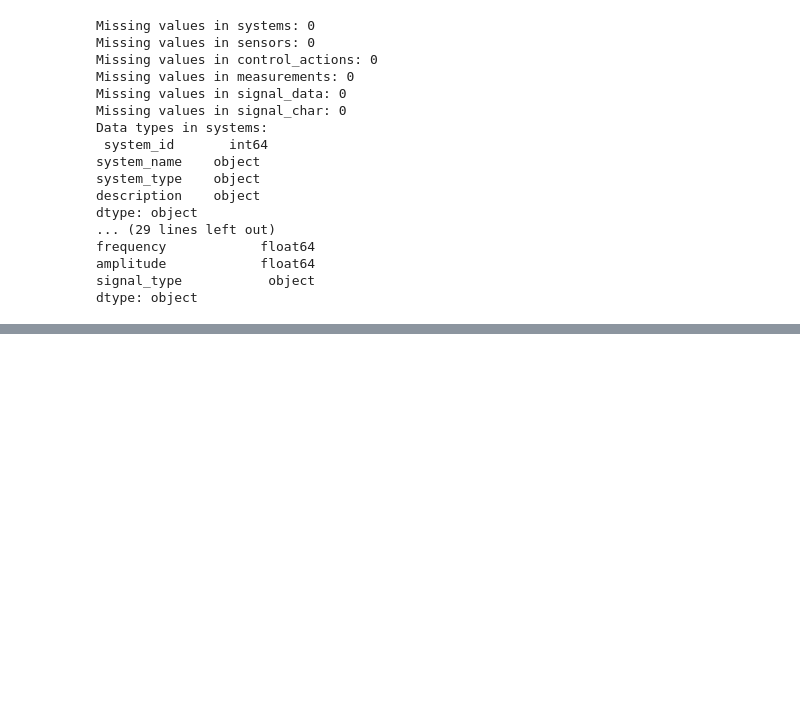
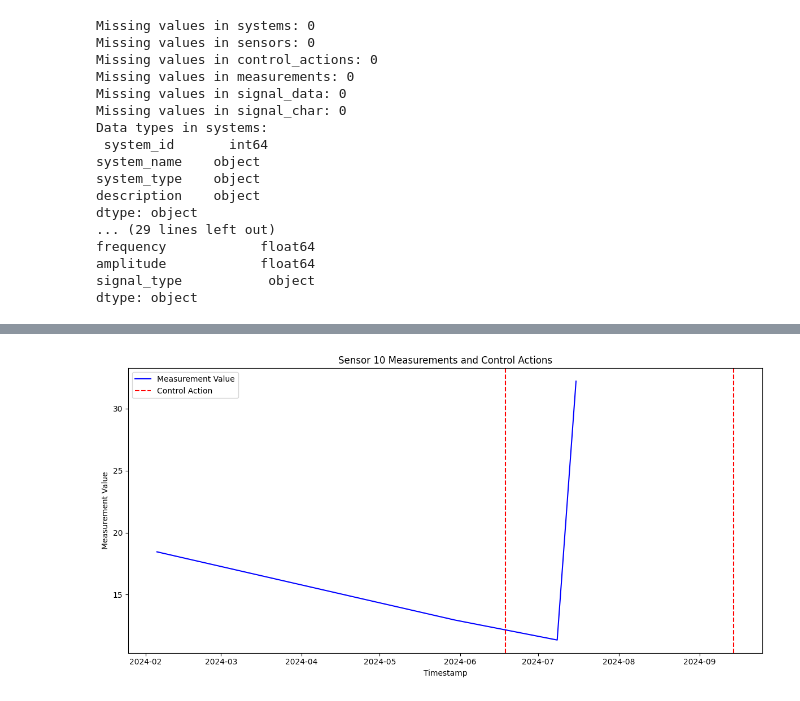
Before and after one commit to gkret123/ME371-Kret, a Jupyter notebook: Kret_Project2/Kret_proj2.ipynb, the cells around one changed output, grey strips where cells are left out. Cells and saved outputs as stored; diff of their text form; code cells hidden in the pictures; blank space fills up the shorter version.

```diff
--- a/Kret_Project2/Kret_proj2.ipynb
+++ b/Kret_Project2/Kret_proj2.ipynb
@@ -433,0 +742,85 @@ dtype: object
+# %%
+def analyze_control_action_impact(system_id, systems_df, sensors_df, measurements_df, control_actions_df):
+    """
+    Analyze the impact of control actions on sensor measurements for a given system.
+
+    This function identifies all sensors and control actions for the specified system, plots sensor measurements over time with control action indicators, and calculates the average measurement value changes before and after each control action.
+
+    Parameters:
+    system_id (int): The ID of the system to analyze.
+    systems_df (pd.DataFrame): DataFrame containing system information.
+    sensors_df (pd.DataFrame): DataFrame containing sensor information.
+    measurements_df (pd.DataFrame): DataFrame containing measurement data.
+    control_actions_df (pd.DataFrame): DataFrame containing control action data.
+
+    Returns:
+    dict: A dictionary where keys are sensor IDs and values are dictionaries containing:
+        - 'average_change': The average change in measurement value after control actions.
+        - 'num_actions': The number of control actions for the sensor.
+
+    The function also generates plots for each sensor, showing measurements over time and control action occurrences.
+    """
+    # Filter the sensors belonging to the given system
+    system_sensors = sensors_df[sensors_df['system_id'] == system_id]
+    system_measurements = measurements_df[measurements_df['sensor_id'].isin(system_sensors['sensor_id'])]
+    system_actions = control_actions_df[control_actions_df['system_id'] == system_id]
+
+    # Sort the measurements by timestamp to ensure correct plotting and analysis
+    system_measurements = system_measurements.sort_values(by='timestamp')
+    system_actions = system_actions.sort_values(by='timestamp')
+
+    impact_summary = {}
+
+    # Iterate over each sensor in the system
+    for sensor_id in system_sensors['sensor_id'].unique():
+        sensor_measurements = system_measurements[system_measurements['sensor_id'] == sensor_id]
+        sensor_actions = system_actions.sort_values(by='timestamp')
+
+        average_changes = []
+
+        # Plot measurements over time with control action indicators
+        plt.figure(figsize=(12, 6))
+        plt.plot(sensor_measurements['timestamp'], sensor_measurements['value'], label='Measurement Value', color='b')
+        for _, action in sensor_actions.iterrows():
+            plt.axvline(x=action['timestamp'], color='r', linestyle='--', label='Control Action' if action.name == sensor_actions.index[0] else "")
+        plt.title(f'Sensor {sensor_id} Measurements and Control Actions')
+        plt.xlabel('Timestamp')
+        plt.ylabel('Measurement Value')
+        plt.legend()
+        plt.tight_layout()
+        plt.show()
+
+        # Calculate average change in measurement values after each control action
+        for _, action in sensor_actions.iterrows():
+            action_time = action['timestamp']
+            before_action = sensor_measurements[sensor_measurements['timestamp'] < action_time].tail(1)
+            after_action = sensor_measurements[sensor_measurements['timestamp'] > action_time].head(1)
+
+            if not before_action.empty and not after_action.empty:
+                change = after_action['value'].values[0] - before_action['value'].values[0]
+                average_changes.append(change)
+
+        # Store the impact summary for the sensor
+        if average_changes:
+            impact_summary[sensor_id] = {
+                'average_change': np.mean(average_changes),
+                'num_actions': len(sensor_actions)
+            }
+        else:
+            impact_summary[sensor_id] = {
+                'average_change': 0.0,
+                'num_actions': len(sensor_actions)
+            }
+
+    return impact_summary
+
+
+    # Example usage:
+system_id = 1
+impact_summary = analyze_control_action_impact(system_id, systems_df, sensors_df, measurements_df, control_actions_df)
+for sensor_id, impact in impact_summary.items():
+    print(f"Sensor {sensor_id}:")
+    print(f"  Average change after control actions: {impact['average_change']:.4f}")
+    print(f"  Number of control actions: {impact['num_actions']}")
+# %% [output]
+[figure, added]
```
Also changed, not shown: parts of 7 cells of this notebook.
